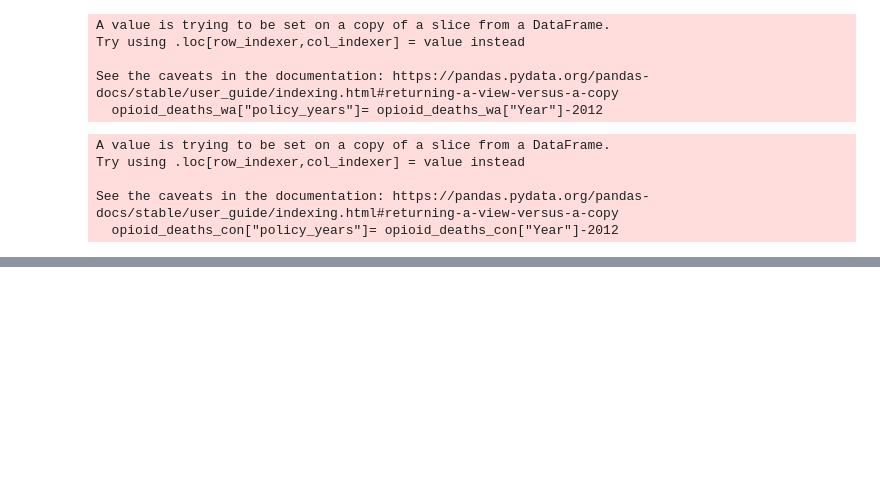
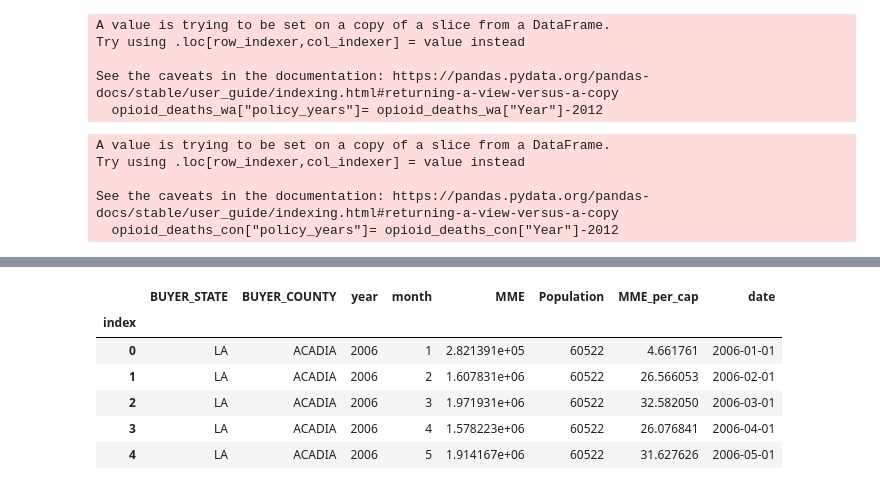
Before and after one commit to ShiningYang0207/opioid-control-policy, a Jupyter notebook: 30_plotting/plotting.ipynb, the cells around one changed output, grey strips where cells are left out. Drawn from its saved outputs; the diff is of its cells as text; code cells hidden in the pictures; blank space fills up the shorter version.

```diff
--- a/30_plotting/plotting.ipynb
+++ b/30_plotting/plotting.ipynb
@@ -371,0 +383,14 @@ diff_wa_death
+# %%
+# Creating date variable to plot against
+opi_tx_data.head()
+
+opi_tx_data['date'] = opi_tx_data['year'] + '/' + opi_tx_data['month']
+opi_tx_data['date'] = pd.to_datetime(opi_tx_data['date'])
+# %% [output]
+|  | BUYER_STATE | BUYER_COUNTY | year | month | MME | Population | MME_per_cap | date |
+| index |  |  |  |  |  |  |  |  |
+| 0 | LA | ACADIA | 2006 | 1 | 2.821391e+05 | 60522 | 4.661761 | 2006-01-01 |
+| 1 | LA | ACADIA | 2006 | 2 | 1.607831e+06 | 60522 | 26.566053 | 2006-02-01 |
+| 2 | LA | ACADIA | 2006 | 3 | 1.971931e+06 | 60522 | 32.582050 | 2006-03-01 |
+| 3 | LA | ACADIA | 2006 | 4 | 1.578223e+06 | 60522 | 26.076841 | 2006-04-01 |
+| 4 | LA | ACADIA | 2006 | 5 | 1.914167e+06 | 60522 | 31.627626 | 2006-05-01 |
```
Also changed, not shown: parts of 6 cells of this notebook, 1 other file.
